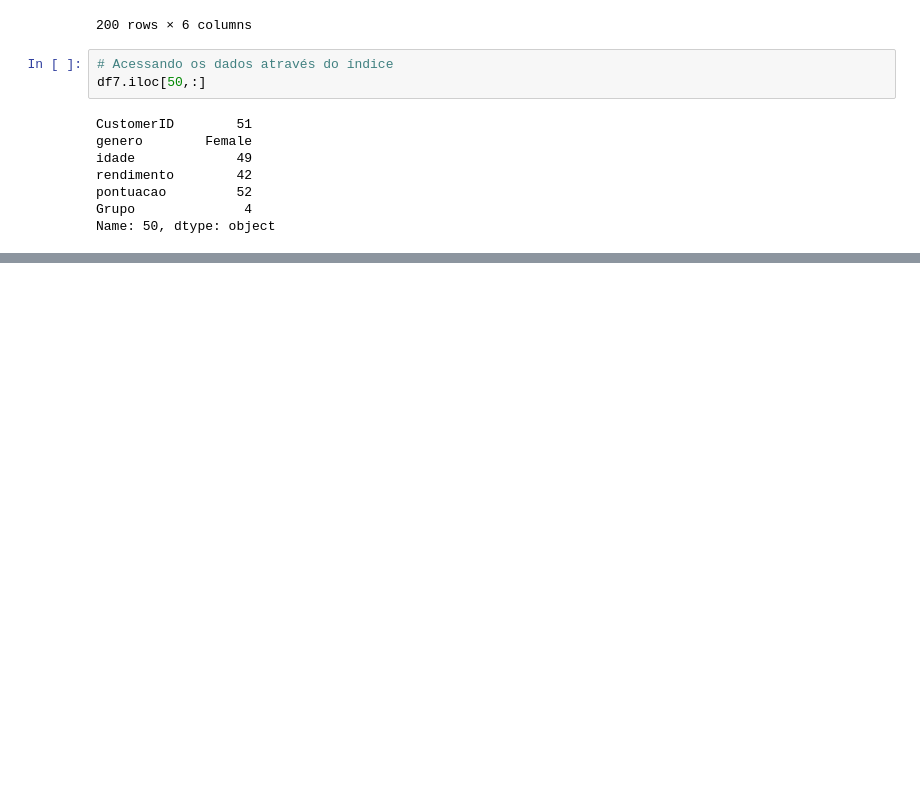
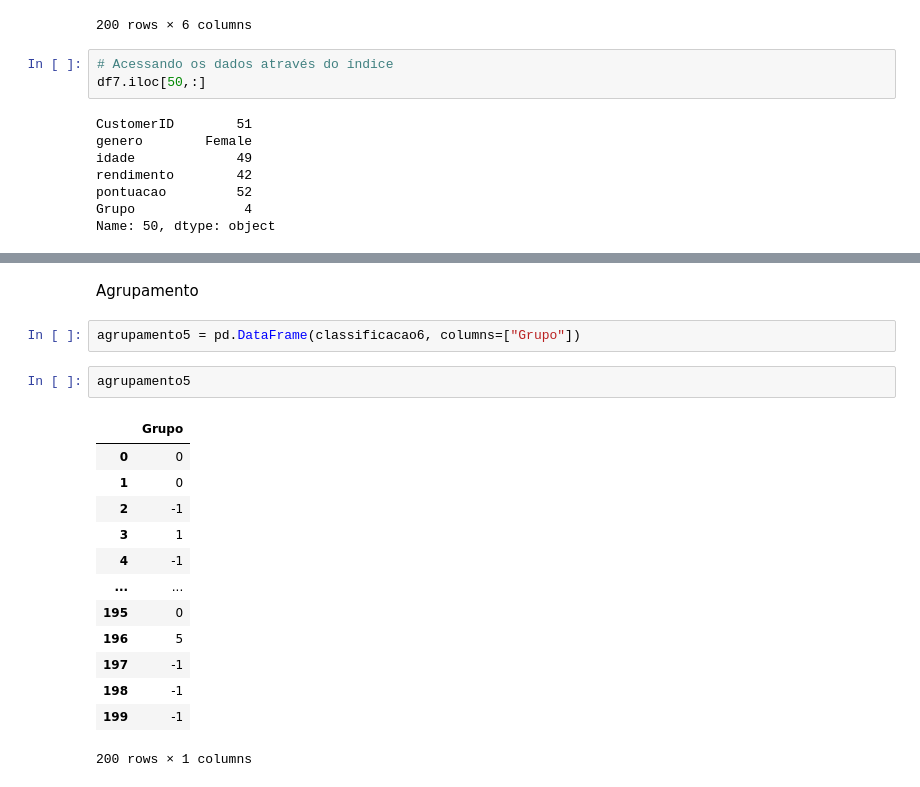
Before and after one commit to mauricionoronha/segclient, a Jupyter notebook: SEG_CLIEN_CLUST.ipynb, the cells around one changed output, grey strips where cells are left out. Saved outputs shown, nothing was run; the diff lists cells and outputs as text; blank space fills up the shorter version.

```diff
--- a/SEG_CLIEN_CLUST.ipynb
+++ b/SEG_CLIEN_CLUST.ipynb
@@ -1065,0 +1147,20 @@ Name: 50, dtype: object
+# %% [markdown]
+Agrupamento
+# %%
+agrupamento5 = pd.DataFrame(classificacao6, columns=["Grupo"])
+# %%
+agrupamento5
+# %% [output]
+|  | Grupo |
+| 0 | 0 |
+| 1 | 0 |
+| 2 | -1 |
+| 3 | 1 |
+| 4 | -1 |
+| ... | ... |
+| 195 | 0 |
+| 196 | 5 |
+| 197 | -1 |
+| 198 | -1 |
+| 199 | -1 |
+200 rows × 1 columns
```
Also changed, not shown: parts of 20 cells of this notebook.
